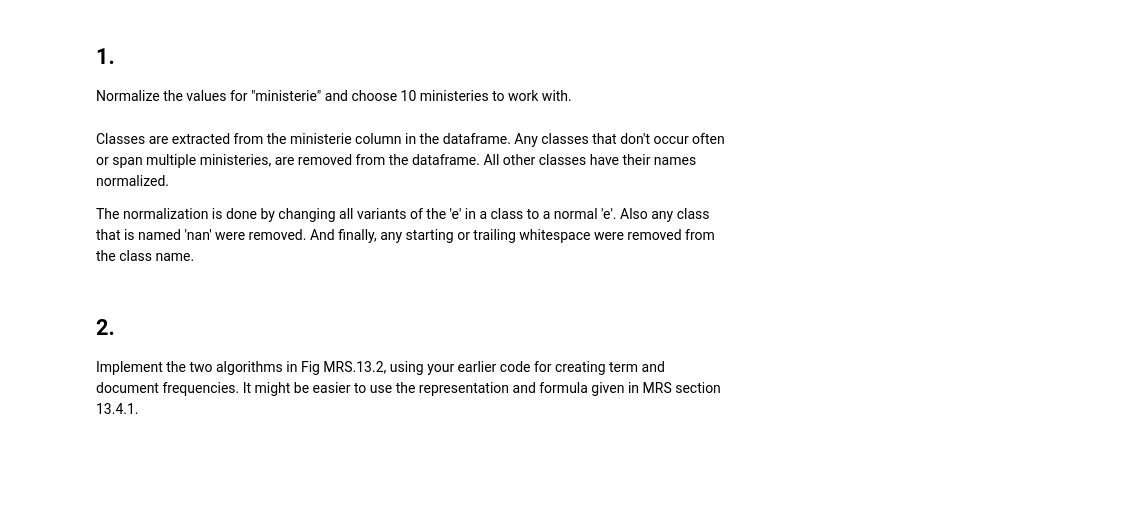
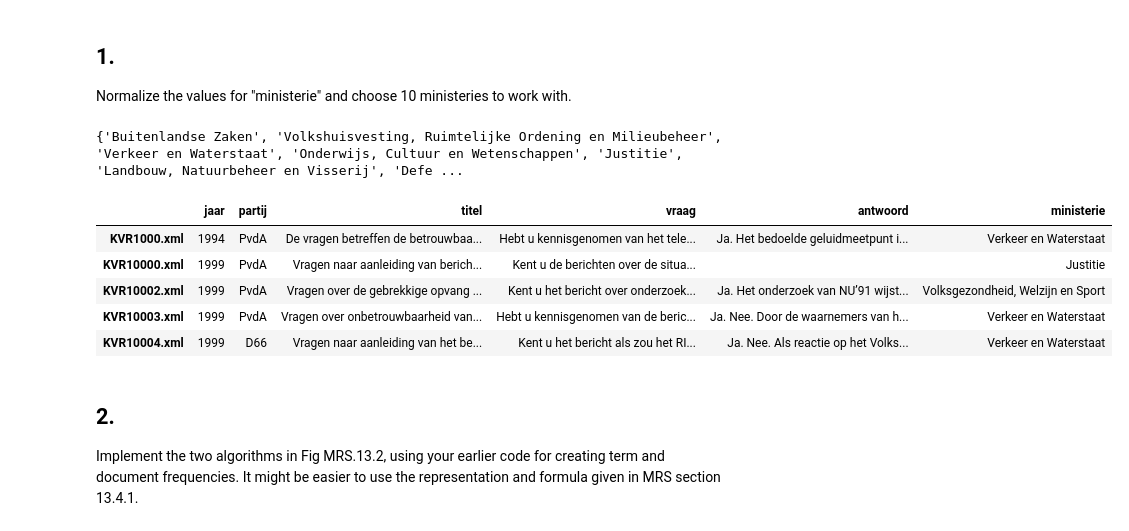
Before and after one commit to rlhjansen/zoekmachines_repo, a Jupyter notebook: assignment_w5.ipynb, the cells around one changed output. Saved outputs shown, nothing was run; the diff lists cells and outputs as text; code cells hidden in the pictures; blank space fills up the shorter version.

```diff
--- a/assignment_w5.ipynb
+++ b/assignment_w5.ipynb
@@ -109,6 +118,7 @@ def str_to_tk(string):
 ## 1.
 Normalize the values for "ministerie" and choose 10 ministeries to work with.
 # %%
+# Only return classes that are about a single ministerie.
 def determine_classes(classes):
     """ Remove any class that spans multiple ministeries
 
@@ -116,6 +126,7 @@ def determine_classes(classes):
     :return:
         norm_classes, a subset of classes with only the classes that span a single ministerie.
     """
+
     norm_classes = set()
 
     for c in classes:
@@ -138,6 +149,8 @@ def determine_classes(classes):
     return norm_classes
 
 
+# Normalize class c by replacing strange e's with a normal e
+# and removing anything between parenthesis.
 def normalize_class(c):
     """ Normalize class c by replacing different representations of the e by a normal e
 
@@ -145,6 +158,7 @@ def normalize_class(c):
     :return:
         str, a single class name with 'normal' e's and no trailing whitespace.
     """
+
     nc = ""
     parenthesis = False
 
@@ -196,38 +210,45 @@ def kvrdf_to_10_classes(kvrdf, norm_classes):
     :return:
         pd.Dataframe, kvrdf but with all rows removed that don't contain any of the ministeries in norm_classes.
     """
-    for c in set(kvrdf.ministerie):
+    all_classes = set(kvrdf.ministerie)
+
+    for i, c in enumerate(all_classes):
         nc = normalize_class(c)
 
         if not (nc in norm_classes):
             kvrdf = kvrdf[kvrdf.ministerie != c]
+            kvrdf.is_copy = False
 
         else:
             kvrdf.loc[kvrdf["ministerie"] == c, "ministerie"] = nc
 
     return kvrdf
 
 # classes is a set of strings of all classes that are in kvrdf
 classes = set(kvrdf.ministerie)
 
 # norm classes is a set of strings of classes that only span a single ministerie with normalized names.
 norm_classes = {normalize_class(c) for c in determine_classes(classes)}
 
 # class_rows_full is a dictionary mapping a class name to all rows that contain that class.
 class_rows_full = {c:kvrdf.loc[kvrdf.ministerie == c] for c in classes}
 
 # classes is adjusted so it now is a set that contains the normalized strings of the 10 most occuring classes.
 classes = choose_10_classes(class_rows_full, norm_classes)
 print(classes)
 
 # kvrdf is adjusted so any rows that don't contain any class in 'classes' are removed.
 # also, all class names are normalized.
 kvrdf = kvrdf_to_10_classes(kvrdf, classes)
 kvrdf.head()
+# %% [output]
+{'Buitenlandse Zaken', 'Volkshuisvesting, Ruimtelijke Ordening en Milieubeheer', 'Verkeer en Waterstaat', 'Onderwijs, Cultuur en Wetenschappen', 'Justitie', 'Landbouw, Natuurbeheer en Visserij', 'Defe ...
+|  | jaar | partij | titel | vraag | antwoord | ministerie |
+| KVR1000.xml | 1994 | PvdA | De vragen betreffen de betrouwbaa... | Hebt u kennisgenomen van het tele... | Ja. Het bedoelde geluidmeetpunt i... | Verkeer en Waterstaat |
+| KVR10000.xml | 1999 | PvdA | Vragen naar aanleiding van berich... | Kent u de berichten over de situa... |  | Justitie |
+| KVR10002.xml | 1999 | PvdA | Vragen over de gebrekkige opvang ... | Kent u het bericht over onderzoek... | Ja. Het onderzoek van NU’91 wijst... | Volksgezondheid, Welzijn en Sport |
+| KVR10003.xml | 1999 | PvdA | Vragen over onbetrouwbaarheid van... | Hebt u kennisgenomen van de beric... | Ja. Nee. Door de waarnemers van h... | Verkeer en Waterstaat |
+| KVR10004.xml | 1999 | D66 | Vragen naar aanleiding van het be... | Kent u het bericht als zou het RI... | Ja. Nee. Als reactie op het Volks... | Verkeer en Waterstaat |
-# %% [markdown]
-Classes are extracted from the ministerie column in the dataframe. Any classes that don't occur often or span multiple ministeries, are removed from the dataframe. All other classes have their names normalized.
-
-The normalization is done by changing all variants of the 'e' in a class to a normal 'e'. Also any class that is named 'nan' were removed. And finally, any starting or trailing whitespace were removed from the class name.
 # %% [markdown]
 ## 2.
 Implement the two algorithms in Fig MRS.13.2, using your earlier code for creating term and document frequencies. It might be easier to use the representation and formula given in MRS section 13.4.1.
```
Also changed, not shown: parts of 9 cells of this notebook.
